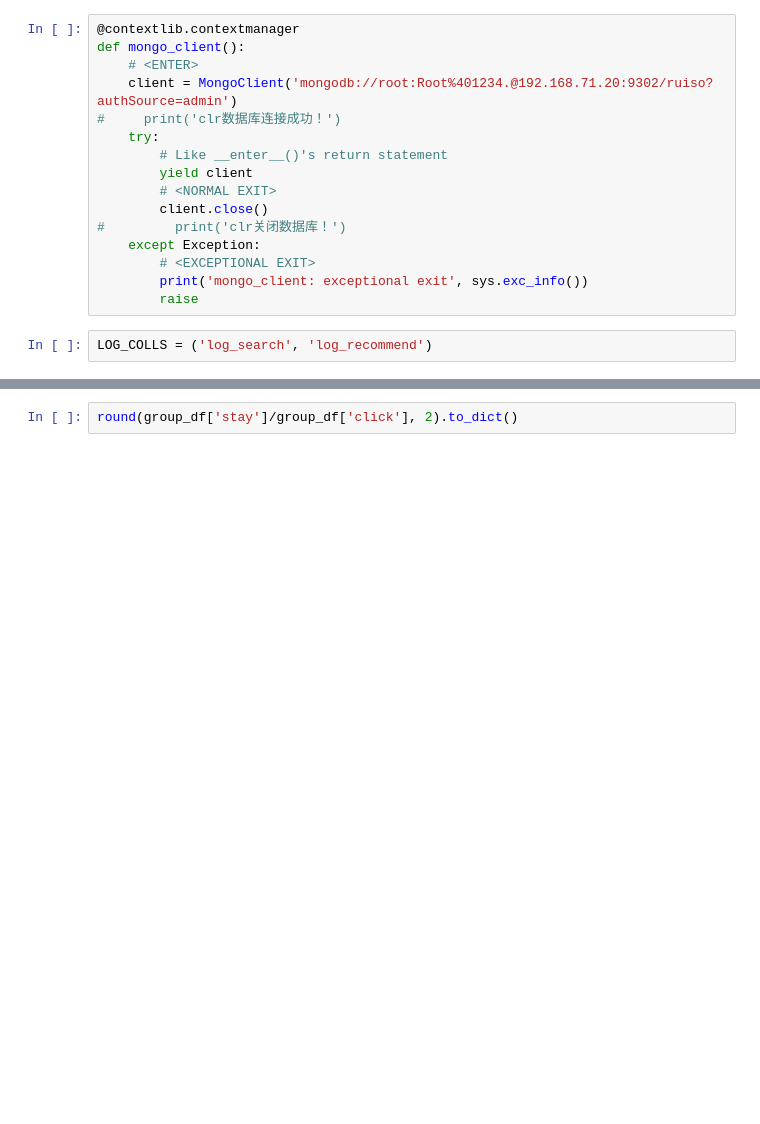
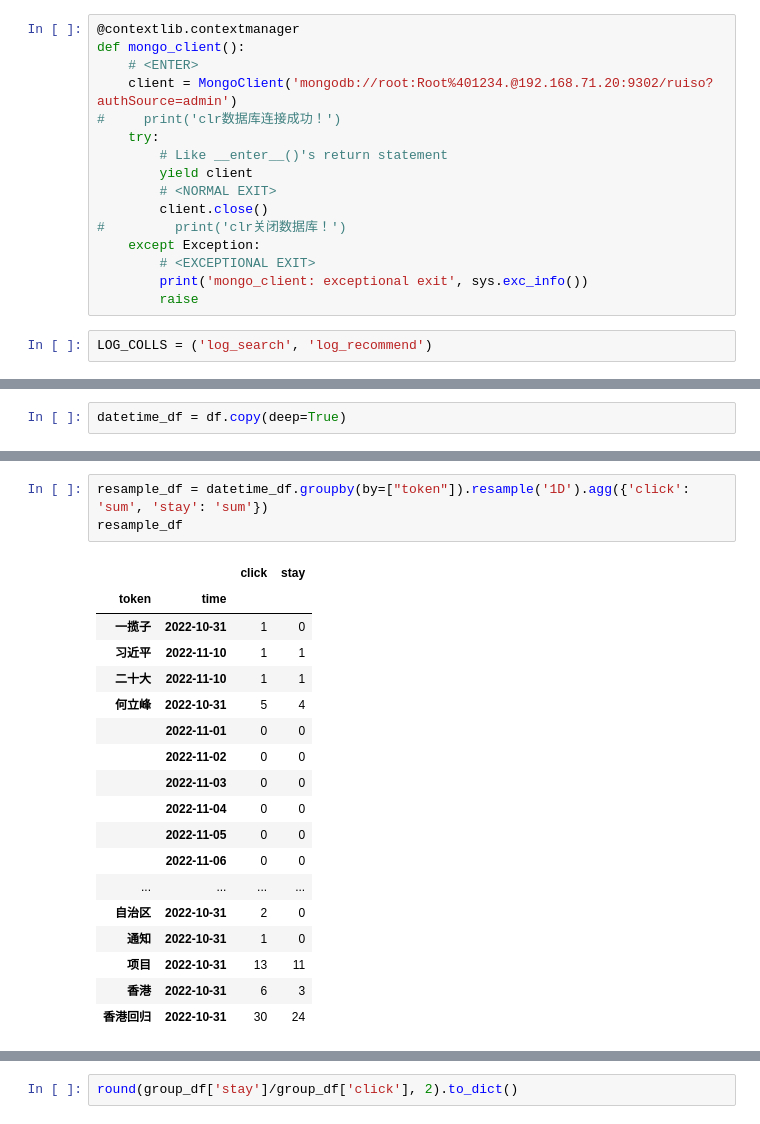
Before and after one commit to ForeverDreamer/notes, a Jupyter notebook: pluralsight/pandas/ruiso/test.ipynb, the cells around one changed output, grey strips where cells are left out. Drawn from its saved outputs; the diff is of its cells as text; blank space fills up the shorter version.

```diff
--- a/pluralsight/pandas/ruiso/test.ipynb
+++ b/pluralsight/pandas/ruiso/test.ipynb
@@ -67 +47,3 @@ df['time'] = df['time'].dt.date
+# %%
+datetime_df = df.copy(deep=True)
 # %%
@@ -93,0 +70,22 @@ df
+# %%
+resample_df = datetime_df.groupby(by=["token"]).resample('1D').agg({'click': 'sum', 'stay': 'sum'})
+resample_df
+# %% [output]
+|  |  | click | stay |
+| token | time |  |  |
+| 一揽子 | 2022-10-31 | 1 | 0 |
+| 习近平 | 2022-11-10 | 1 | 1 |
+| 二十大 | 2022-11-10 | 1 | 1 |
+| 何立峰 | 2022-10-31 | 5 | 4 |
+|  | 2022-11-01 | 0 | 0 |
+|  | 2022-11-02 | 0 | 0 |
+|  | 2022-11-03 | 0 | 0 |
+|  | 2022-11-04 | 0 | 0 |
+|  | 2022-11-05 | 0 | 0 |
+|  | 2022-11-06 | 0 | 0 |
+| ... | ... | ... | ... |
+| 自治区 | 2022-10-31 | 2 | 0 |
+| 通知 | 2022-10-31 | 1 | 0 |
+| 项目 | 2022-10-31 | 13 | 11 |
+| 香港 | 2022-10-31 | 6 | 3 |
+| 香港回归 | 2022-10-31 | 30 | 24 |
```
Also changed, not shown: parts of 18 cells of this notebook, 2 other files.
